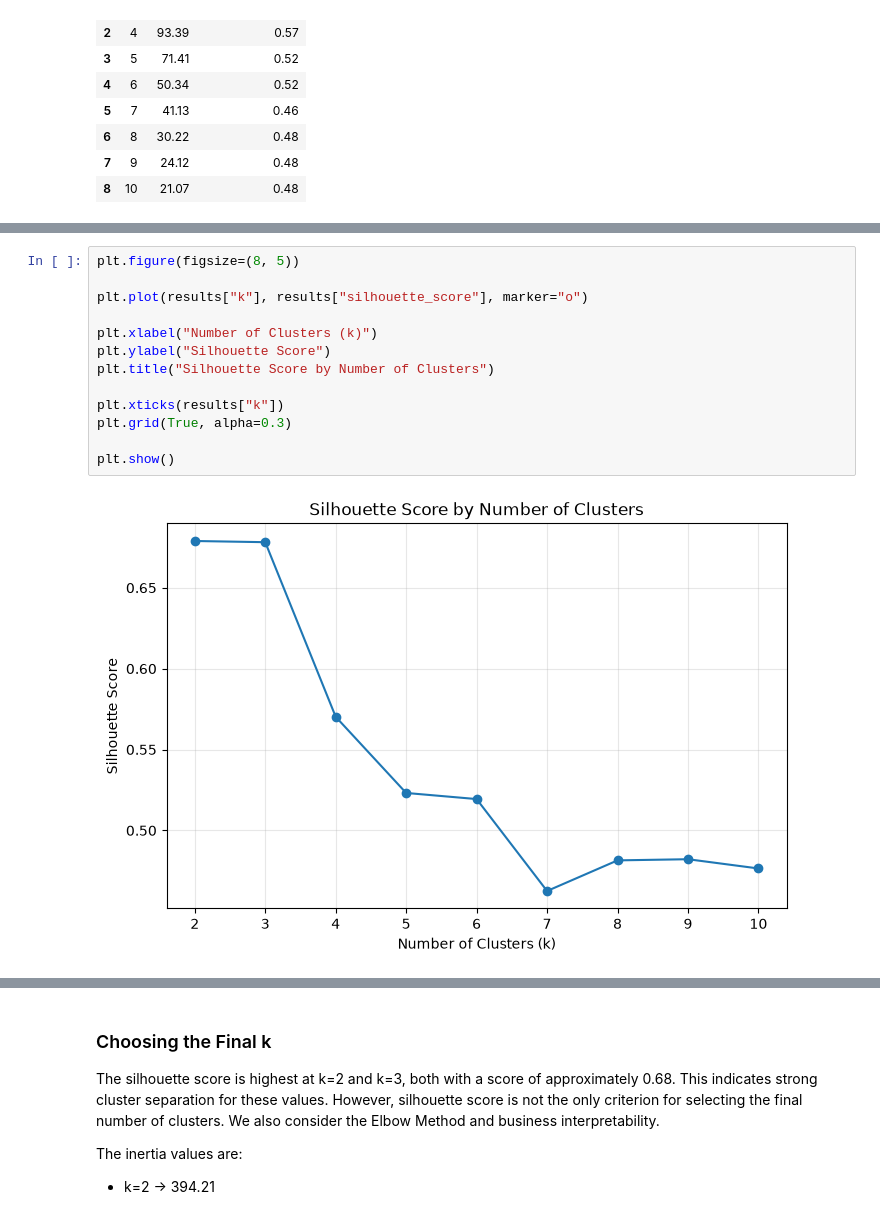
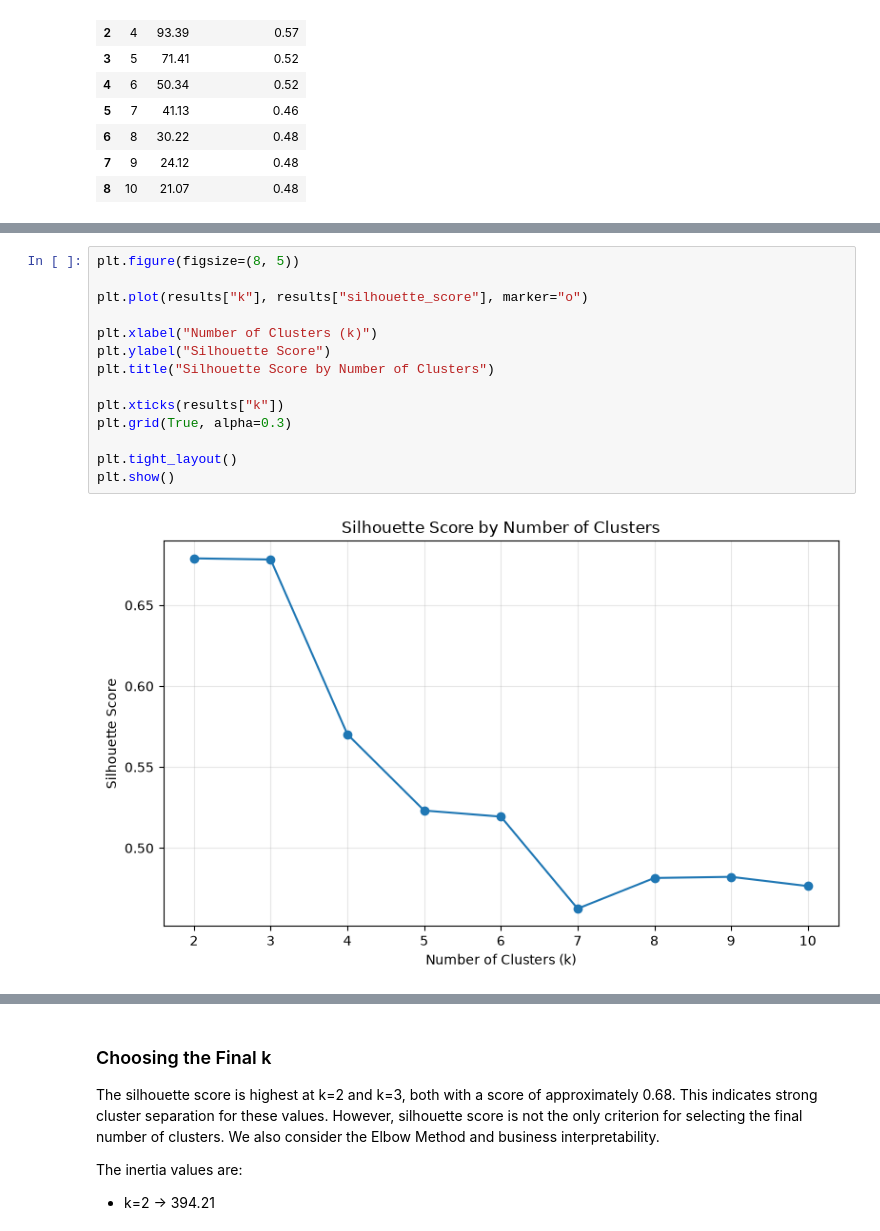
Before and after one commit to HozaifaMoustafa/arabian-ai-training, a Jupyter notebook: submissions/a3-tue-sat/a3-g03/01-ml-project/a3-g03_01-ml-project.ipynb, the cells around one changed output, grey strips where cells are left out. Cells and saved outputs as stored; diff of their text form.

```diff
--- a/submissions/a3-tue-sat/a3-g03/01-ml-project/a3-g03_01-ml-project.ipynb
+++ b/submissions/a3-tue-sat/a3-g03/01-ml-project/a3-g03_01-ml-project.ipynb
@@ -272,18 +273,19 @@ plt.show()
 # %%
 plt.figure(figsize=(8, 5))
 
 plt.plot(results["k"], results["silhouette_score"], marker="o")
 
 plt.xlabel("Number of Clusters (k)")
 plt.ylabel("Silhouette Score")
 plt.title("Silhouette Score by Number of Clusters")
 
 plt.xticks(results["k"])
 plt.grid(True, alpha=0.3)
 
+plt.tight_layout()
 plt.show()
 # %% [output]
-[figure, old version]
+[figure, new version]
 # %%
 best_k_by_silhouette = results.loc[results["silhouette_score"].idxmax(), "k"]
 best_silhouette = results["silhouette_score"].max()
```
Also changed, not shown: parts of 6 cells of this notebook.
